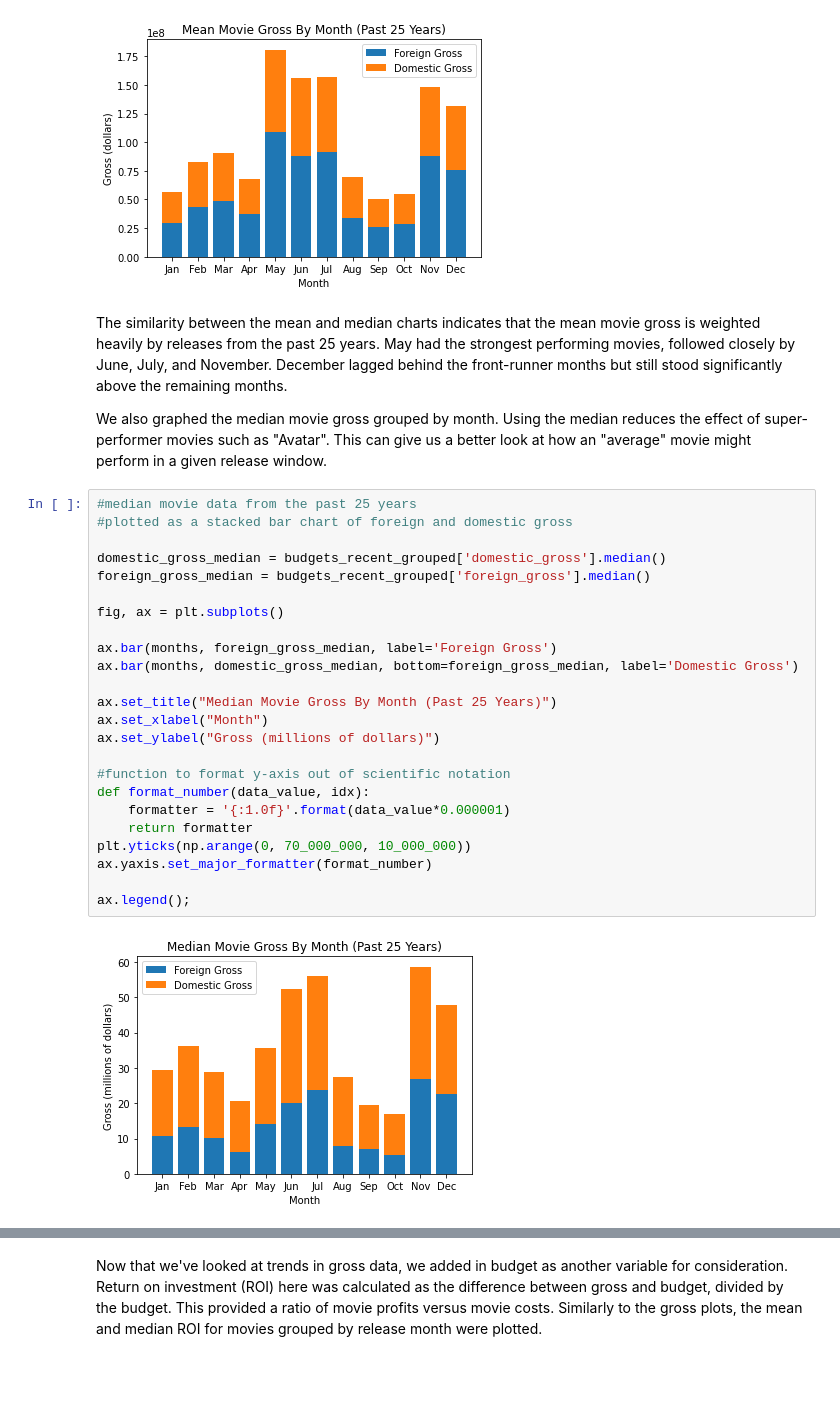
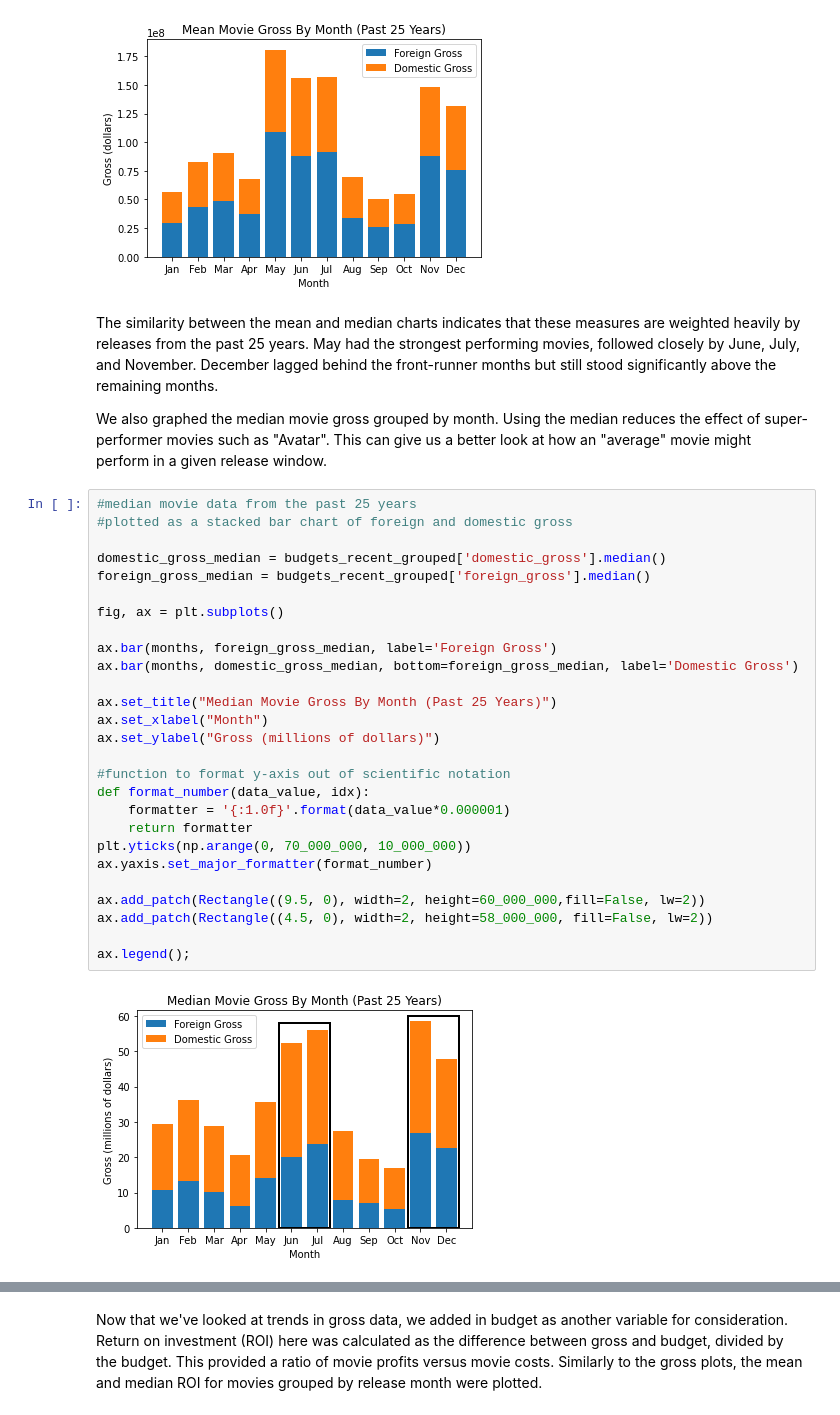
Before and after one commit to jlc0512/dsc-phase-1-project-Microsoft-Movie-Studios, a Jupyter notebook: student.ipynb, the cells around one changed output, grey strips where cells are left out. Cells and saved outputs as stored; diff of their text form; blank space fills up the shorter version.

```diff
--- a/student.ipynb
+++ b/student.ipynb
@@ -1229,33 +1246,36 @@ ax.legend();
 # %% [output]
 [figure]
 # %% [markdown]
-The similarity between the mean and median charts indicates that the mean movie gross is weighted heavily by releases from the past 25 years. May had the strongest performing movies, followed closely by June, July, and November. December lagged behind the front-runner months but still stood significantly above the remaining months.
+The similarity between the mean and median charts indicates that these measures are weighted heavily by releases from the past 25 years. May had the strongest performing movies, followed closely by June, July, and November. December lagged behind the front-runner months but still stood significantly above the remaining months.
 
 We also graphed the median movie gross grouped by month. Using the median reduces the effect of super-performer movies such as "Avatar". This can give us a better look at how an "average" movie might perform in a given release window.
 # %%
 #median movie data from the past 25 years
 #plotted as a stacked bar chart of foreign and domestic gross
 
 domestic_gross_median = budgets_recent_grouped['domestic_gross'].median()
 foreign_gross_median = budgets_recent_grouped['foreign_gross'].median()
 
 fig, ax = plt.subplots()
 
 ax.bar(months, foreign_gross_median, label='Foreign Gross')
 ax.bar(months, domestic_gross_median, bottom=foreign_gross_median, label='Domestic Gross')
 
 ax.set_title("Median Movie Gross By Month (Past 25 Years)")
 ax.set_xlabel("Month")
 ax.set_ylabel("Gross (millions of dollars)")
 
 #function to format y-axis out of scientific notation
 def format_number(data_value, idx):
     formatter = '{:1.0f}'.format(data_value*0.000001)
     return formatter
 plt.yticks(np.arange(0, 70_000_000, 10_000_000))
 ax.yaxis.set_major_formatter(format_number)
 
+ax.add_patch(Rectangle((9.5, 0), width=2, height=60_000_000,fill=False, lw=2))
+ax.add_patch(Rectangle((4.5, 0), width=2, height=58_000_000, fill=False, lw=2))
+
 ax.legend();
 # %% [output]
-[figure, old version]
+[figure, new version]
 # %% [markdown]
```
Also changed, not shown: parts of 19 cells of this notebook, 4 other files.
